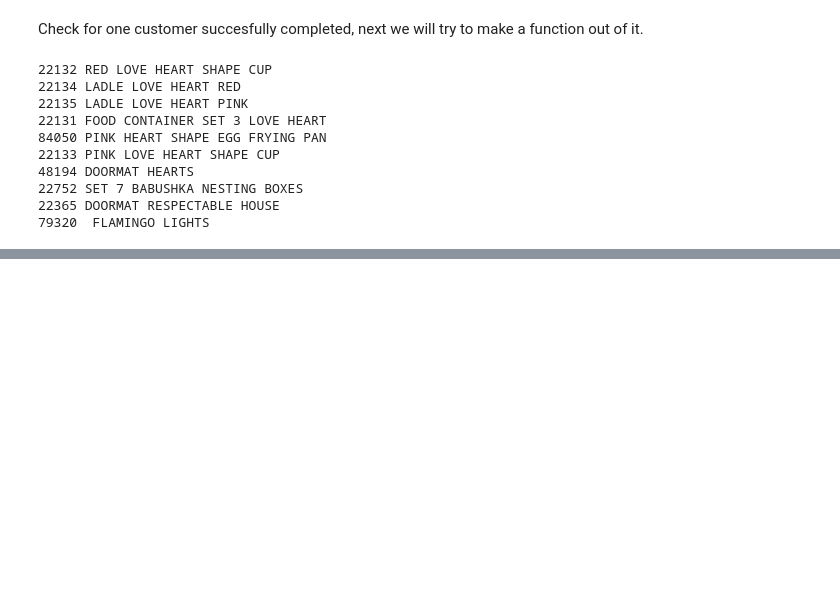
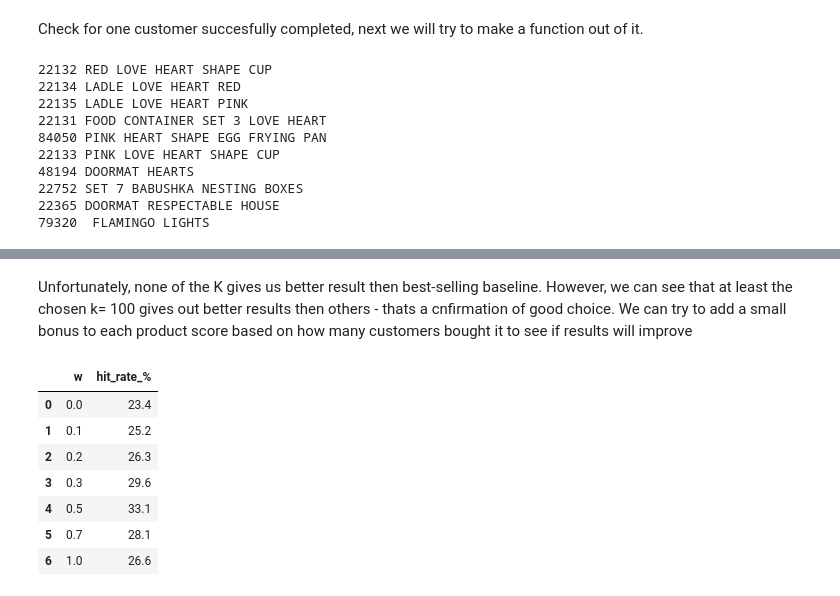
Before and after one commit to kholostovamk/Online-Retail-II-UCI, a Jupyter notebook: work.ipynb, the cells around one changed output, grey strips where cells are left out. Drawn from its saved outputs; the diff is of its cells as text; code cells hidden in the pictures; blank space fills up the shorter version.

```diff
--- a/work.ipynb
+++ b/work.ipynb
@@ -435,0 +506,14 @@ for col in recommend(13085):
+# %%
+hit_results = []
+
+for k in [10, 20, 50, 100, 200]:
+    svd_k = TruncatedSVD(n_components=k, random_state=42).fit(A)
+    P_vec = normalize(svd_k.components_.T)                  # recommend() uses P_vec, so this switches the model to k themes
+    hits = 0
+    for customer_id in actual.index:
+        recommended_codes = set(product_codes[col] for col in recommend(customer_id))
+        if recommended_codes & actual[customer_id]: hits += 1
+    hit_results.append({"k": k, "hit_rate_%": round(hits / len(actual) * 100, 1)})
+
+P_vec = normalize(svd_100.components_.T)
+pd.DataFrame(hit_results)
@@ -435,0 +527,38 @@ for col in recommend(13085):
+# %% [markdown]
+Unfortunately, none of the K gives us better result then best-selling baseline. However, we can see that at least the chosen k= 100 gives out better results then others - thats a cnfirmation of good choice.
+We can try to add a small bonus to each product score based on how many customers bought it to see if results will improve
+# %%
+#-----How popular is each product--------
+#A>0 turn every cell into True (bought) or False (not bought);
+#sum(axis-0) count True going down each column = how many customers bought the product
+#np.asarray.ravel() the count comes out as 1 row table but we flatten it into plain list
+popularity = np.asarray((A > 0).sum(axis=0)).ravel()
+popularity = popularity / popularity.max()    #divide by the biggest count, most popular product gets 1, the rest is in range of 0 to 1
+
+#-----Reccomend with popularity bonus----
+def recommend_pop(customer_id, w, n=10):
+    customer_row = A[cust[customer_id]] #find this customers row and what they bought
+    taste = normalize(customer_row @ P_vec)  #mixing their products into one taste, then making length 1 so taste scores stay between -1 and 1
+    scores = (1 - w) * (taste @ P_vec.T)[0] + w * popularity
+    scores[customer_row.indices] = -np.inf #lowest score for the things they already bought
+    return np.argsort(-scores)[:n] # sort and return
+
+pop_results = []
+
+for w in [0, 0.1, 0.2, 0.3, 0.5, 0.7, 1.0]:                    # mix: 0 = pure taste, 1 = pure popularity
+    hits = 0
+    for customer_id in actual.index:
+        recommended_codes = set(product_codes[col] for col in recommend_pop(customer_id, w))
+        if recommended_codes & actual[customer_id]: hits += 1
+    pop_results.append({"w": w, "hit_rate_%": round(hits / len(actual) * 100, 1)})
+
+pd.DataFrame(pop_results)
+# %% [output]
+|  | w | hit_rate_% |
+| 0 | 0.0 | 23.4 |
+| 1 | 0.1 | 25.2 |
+| 2 | 0.2 | 26.3 |
+| 3 | 0.3 | 29.6 |
+| 4 | 0.5 | 33.1 |
+| 5 | 0.7 | 28.1 |
+| 6 | 1.0 | 26.6 |
```
Also changed, not shown: parts of 17 cells of this notebook, 2 other files.
